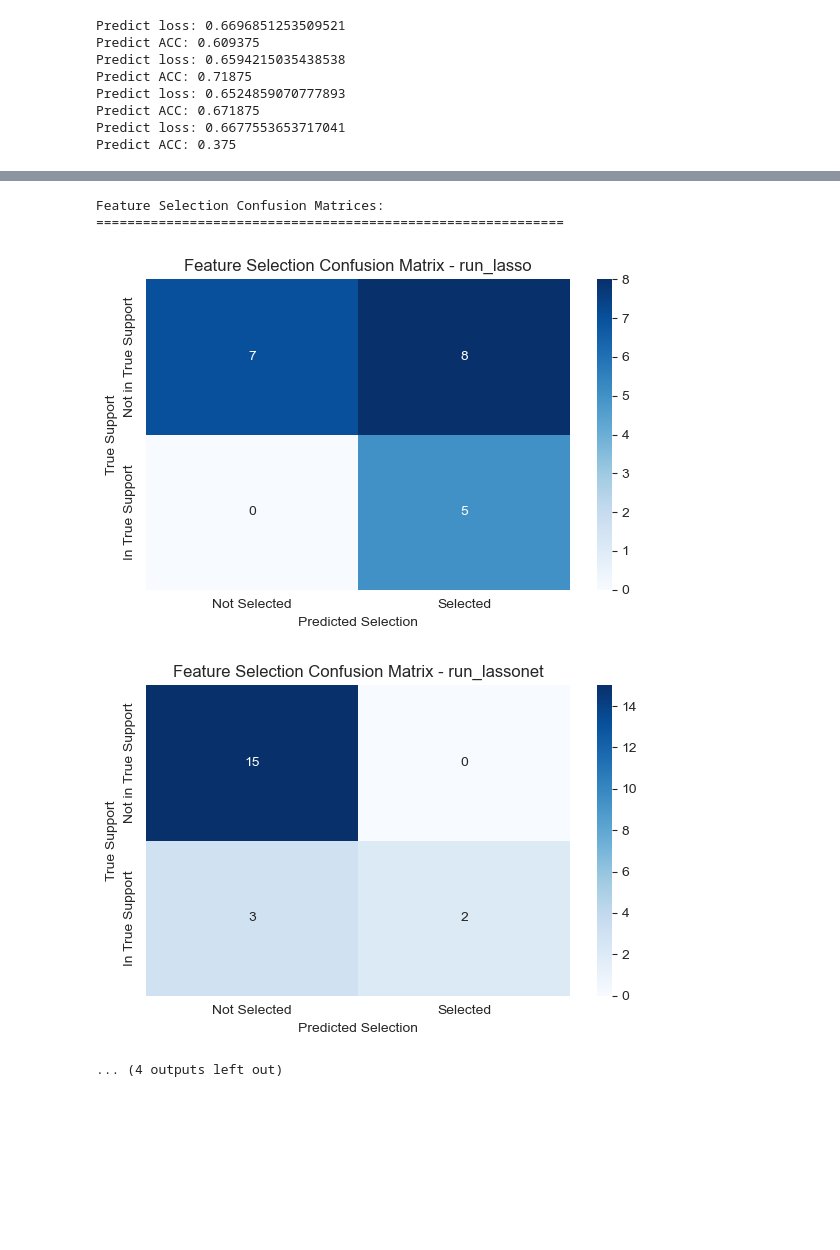
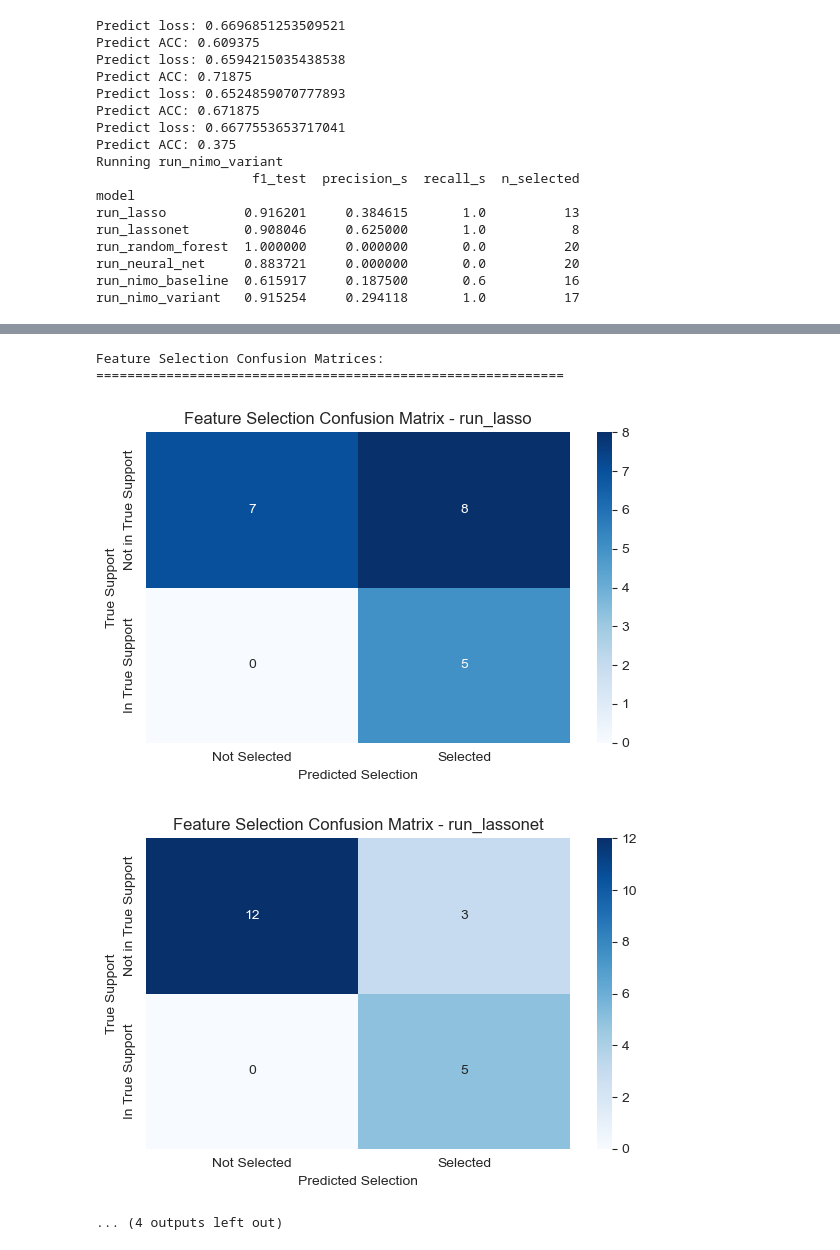
Before and after one commit to erdemkoca/master-thesis, a Jupyter notebook: notebooks/synthetische_modelle_vergleich.ipynb, the cells around one changed output, grey strips where cells are left out. Drawn from its saved outputs; the diff is of its cells as text; code cells hidden in the pictures; blank space fills up the shorter version.

Commit message:
rename nimo variants and bugfix lasso_Net.py

```diff
--- a/notebooks/synthetische_modelle_vergleich.ipynb
+++ b/notebooks/synthetische_modelle_vergleich.ipynb
@@ -11,10 +11,10 @@ from methods.lasso          import run_lasso
 from methods.lasso_Net     import run_lassonet
 from methods.random_forest  import run_random_forest
 from methods.neural_net     import run_neural_net
-from methods.nimo           import run_nimo
-from methods.run_nimo_official import run_nimo_official
+from methods.nimo_variants.baseline import run_nimo_baseline
+from methods.nimo_variants.variant import run_nimo_variant
 
-# Cell 1 – Synthetische Daten erzeugen (neu)
+# Cell 2 – Synthetische Daten erzeugen
 import numpy as np
 from scipy.special import expit
 
@@ -27,9 +27,12 @@ X = np.random.randn(n, d)
 p = expit(X.dot(beta_true))
 y = np.random.binomial(1, p)
 
+print(f"Generated synthetic data with {d} features, {k} true support features")
+print(f"True support features: {sorted(support)}")
+print()
 
 # ============================================================================
-# CELL 2: Add visualization functions (add this as a new cell)
+# CELL 3: Add visualization functions
 # ============================================================================
 def plot_support_confusion(out, support, d, method_name):
     """
@@ -70,27 +73,6 @@ def plot_support_confusion(out, support, d, method_name):
     plt.tight_layout()
     plt.show()
 
-def plot_feature_selection_patterns(methods, all_results_dicts, d):
-    """
-    Plot stacked barplot showing feature selection patterns across methods.
-    """
-    # Build DataFrame for stacked barplot
-    df_sel = pd.DataFrame({
-        method.__name__: [int(j in result['selected_features']) for j in range(d)]
-        for method, result in zip(methods, all_results_dicts)
-    })
-
-    # Plot stacked bar chart
-    plt.figure(figsize=(16, 8))
-    ax = df_sel.plot(kind='bar', stacked=True, figsize=(16, 8))
-    ax.set_xlabel("Feature Index")
-    ax.set_ylabel("Selected (1) vs. Not-Selected (0)")
-    ax.legend(title="Method", bbox_to_anchor=(1.02, 1))
-    plt.title("Feature Selection Patterns Across Methods")
-    plt.xticks(range(d), [f"F{i}" for i in range(d)], rotation=45)
-    plt.tight_layout()
-    plt.show()
-
 def print_feature_selection_summary(methods, all_results_dicts, support):
     """
     Print detailed feature selection summary.
@@ -107,7 +89,7 @@ def print_feature_selection_summary(methods, all_results_dicts, support):
         print()
 
 # ============================================================================
-# CELL 3: Modify your eval_method function to store full results (replace existing)
+# CELL 4: Modify your eval_method function to store full results
 # ============================================================================
 def eval_method(fn, X_tr, y_tr, X_te, y_te, **kwargs):
     out = fn(
@@ -149,15 +131,15 @@ def eval_method(fn, X_tr, y_tr, X_te, y_te, **kwargs):
     }
 
 # ============================================================================
-# STEP 4: Modify your method evaluation loop to store full results
+# CELL 5: Method evaluation loop with updated methods list
 # ============================================================================
 methods = [
     run_lasso,
     run_lassonet,
     run_random_forest,
     run_neural_net,
-    run_nimo,
-    run_nimo_official
+    run_nimo_baseline,
+    run_nimo_variant
 ]
 
 results = []
@@ -169,14 +151,11 @@ for m in methods:
     all_results_dicts.append(res['out'])
 
 df_res = pd.DataFrame([{k: v for k, v in r.items() if k != 'out'} for r in results]).set_index('model')
-df_res
+print(df_res)
 
 # ============================================================================
-# STEP 5: Add F1 accuracy plot (this is what you wanted!)
+# CELL 6: F1 accuracy plot (first plot as requested)
 # ============================================================================
-"""
-Add this as a new cell after your existing plots:
-"""
 plt.figure(figsize=(8, 4))
 df_res['f1_test'].sort_values().plot(kind='barh')
 plt.xlabel("F1 on synthetic data")
@@ -186,7 +165,7 @@ plt.tight_layout()
 plt.show()
 
 # ============================================================================
-# STEP 6: Add confusion matrices (new cell)
+# CELL 7: Feature-level confusion matrices (second plot as requested)
 # ============================================================================
 print("Feature Selection Confusion Matrices:")
 print("=" * 60)
@@ -196,6 +175,10 @@ for method, result in zip(methods, all_results_dicts):
     else:
         print(f"{method.__name__} does not perform feature selection, skipping.")
 
+# ============================================================================
+# CELL 8: Feature selection summary (third plot as requested)
+# ============================================================================
+print_feature_selection_summary(methods, all_results_dicts, support)
 
 print("Analysis complete!")
 # %% [output]
@@ -222,3 +207,12 @@ Predict loss: 0.6524859070777893
 Predict ACC: 0.671875
 Predict loss: 0.6677553653717041
 Predict ACC: 0.375
+Running run_nimo_variant
+                    f1_test  precision_s  recall_s  n_selected
+model
+run_lasso          0.916201     0.384615       1.0          13
+run_lassonet       0.908046     0.625000       1.0           8
+run_random_forest  1.000000     0.000000       0.0          20
+run_neural_net     0.883721     0.000000       0.0          20
+run_nimo_baseline  0.615917     0.187500       0.6          16
+run_nimo_variant   0.915254     0.294118       1.0          17
@@ -226,5 +220,5 @@ Predict ACC: 0.375
 Feature Selection Confusion Matrices:
 ============================================================
 [figure]
-[figure, old version]
+[figure, new version]
 ... (4 outputs left out)
```
Also changed, not shown: parts of 1 cell of this notebook, 2 other files.
